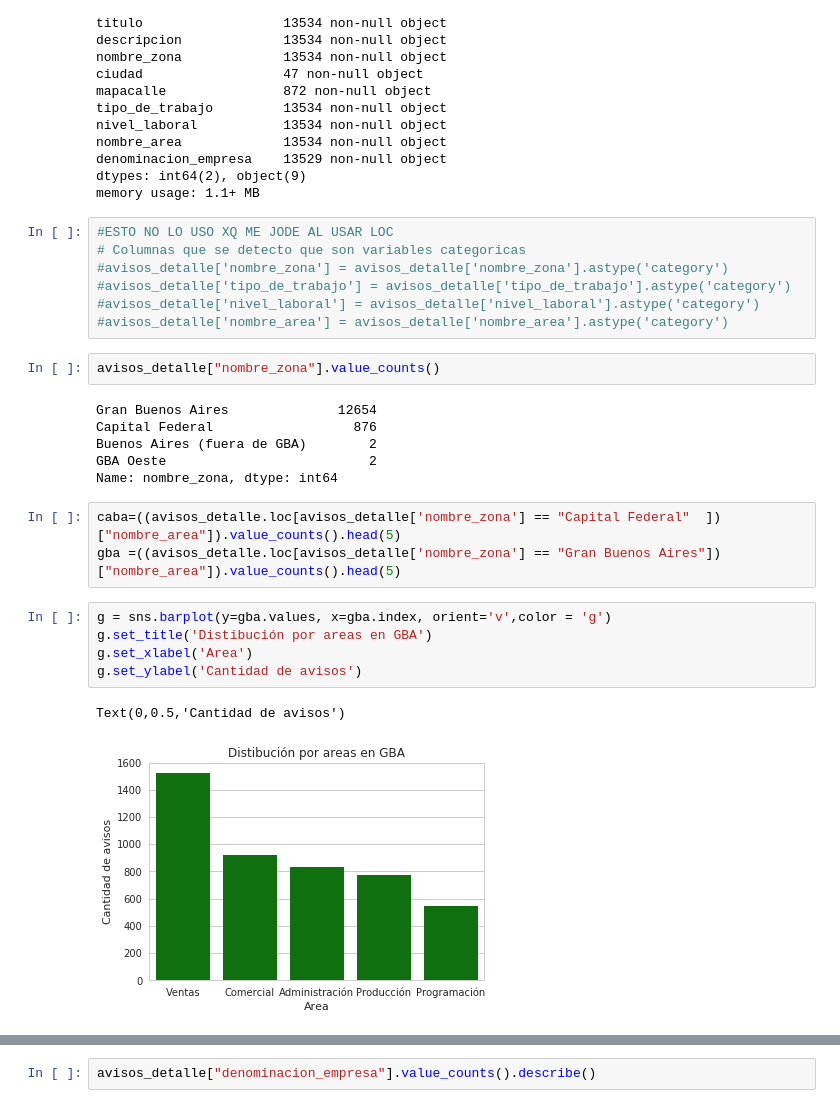
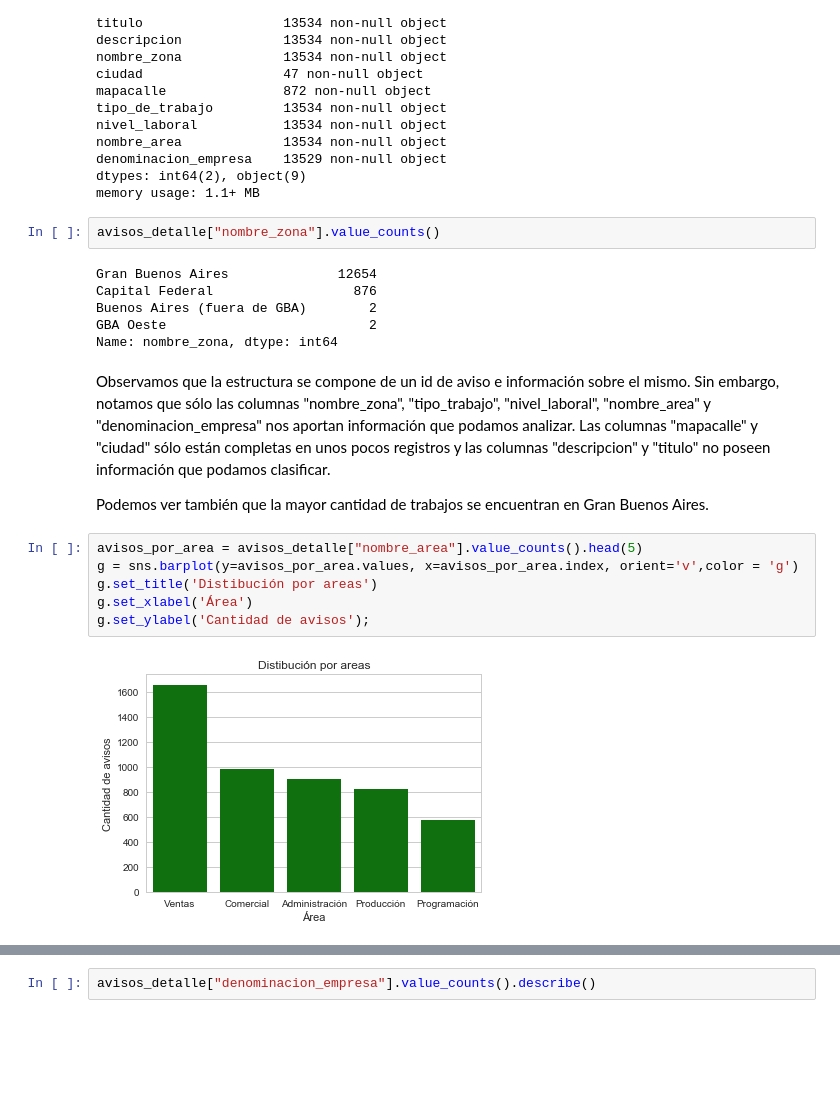
Before and after one commit to FrancoLiberali/tp1-orga-datos-1c2018, a Jupyter notebook: AnalisisExplorario.ipynb, the cells around one changed output, grey strips where cells are left out. Drawn from its saved outputs; the diff is of its cells as text; blank space fills up the shorter version.

```diff
--- a/AnalisisExplorario.ipynb
+++ b/AnalisisExplorario.ipynb
@@ -519,13 +514,6 @@ nombre_area             13534 non-null object
 denominacion_empresa    13529 non-null object
 dtypes: int64(2), object(9)
 memory usage: 1.1+ MB
-# %%
-#ESTO NO LO USO XQ ME JODE AL USAR LOC
-# Columnas que se detecto que son variables categoricas
-#avisos_detalle['nombre_zona'] = avisos_detalle['nombre_zona'].astype('category')
-#avisos_detalle['tipo_de_trabajo'] = avisos_detalle['tipo_de_trabajo'].astype('category')
-#avisos_detalle['nivel_laboral'] = avisos_detalle['nivel_laboral'].astype('category')
-#avisos_detalle['nombre_area'] = avisos_detalle['nombre_area'].astype('category')
 # %%
 avisos_detalle["nombre_zona"].value_counts()
 # %% [output]
@@ -534,14 +522,15 @@ Capital Federal                  876
 Buenos Aires (fuera de GBA)        2
 GBA Oeste                          2
 Name: nombre_zona, dtype: int64
-# %%
-caba=((avisos_detalle.loc[avisos_detalle['nombre_zona'] == "Capital Federal"  ])["nombre_area"]).value_counts().head(5)
-gba =((avisos_detalle.loc[avisos_detalle['nombre_zona'] == "Gran Buenos Aires"])["nombre_area"]).value_counts().head(5)
+# %% [markdown]
+Observamos que la estructura se compone de un id de aviso e información sobre el mismo. Sin embargo, notamos que sólo las columnas "nombre_zona", "tipo_trabajo", "nivel_laboral", "nombre_area" y "denominacion_empresa" nos aportan información que podamos analizar. Las columnas "mapacalle" y "ciudad" sólo están completas en unos pocos registros y las columnas "descripcion" y "titulo" no poseen información que podamos clasificar.
+
+Podemos ver también que la mayor cantidad de trabajos se encuentran en Gran Buenos Aires.
 # %%
-g = sns.barplot(y=gba.values, x=gba.index, orient='v',color = 'g')
-g.set_title('Distibución por areas en GBA')
-g.set_xlabel('Area')
-g.set_ylabel('Cantidad de avisos')
+avisos_por_area = avisos_detalle["nombre_area"].value_counts().head(5)
+g = sns.barplot(y=avisos_por_area.values, x=avisos_por_area.index, orient='v',color = 'g')
+g.set_title('Distibución por areas')
+g.set_xlabel('Área')
+g.set_ylabel('Cantidad de avisos');
 # %% [output]
-Text(0,0.5,'Cantidad de avisos')
-[figure, old version]
+[figure, new version]
```
Also changed, not shown: parts of 60 cells of this notebook.
